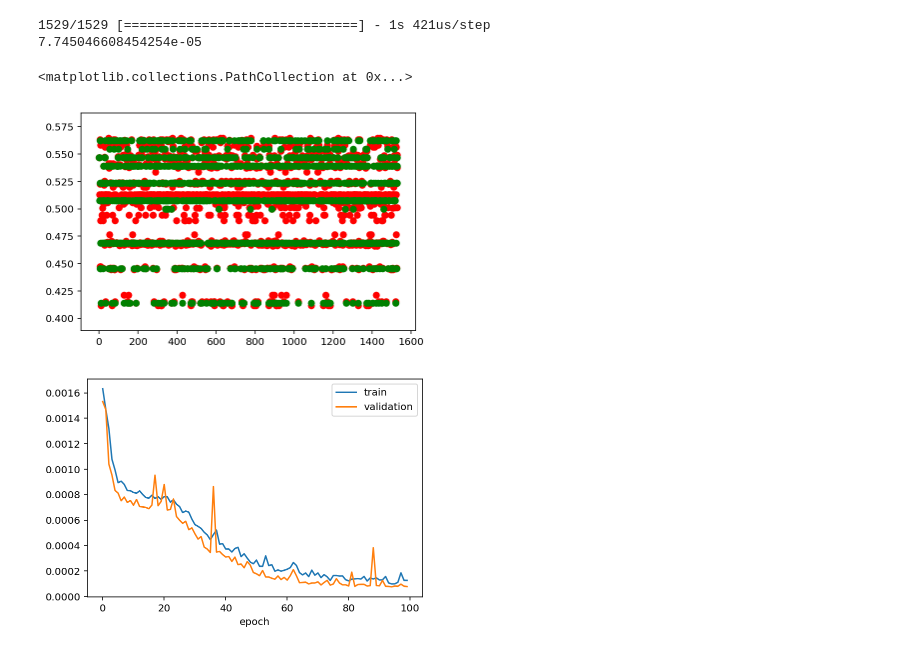
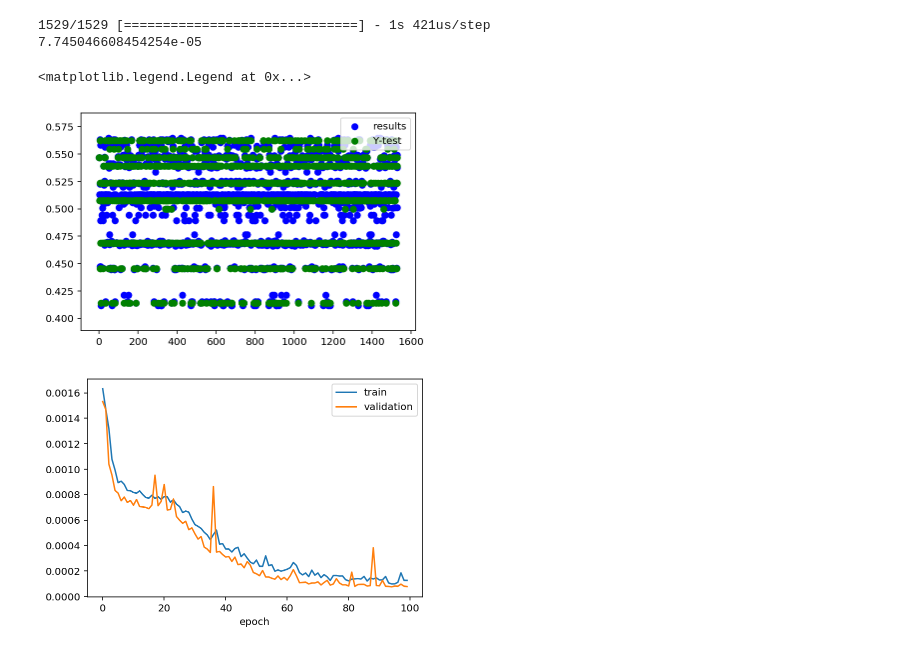
Before and after one commit to matthiasbuehl/ml-music-composition, a Jupyter notebook: composer.ipynb, the cells around one changed output. Drawn from its saved outputs; the diff is of its cells as text; code cells hidden in the pictures.

```diff
--- a/composer.ipynb
+++ b/composer.ipynb
@@ -195,11 +196,12 @@ results= model.predict(x_test)
 # print(f'results:\n{results}')
 # print(f'y_test:\n{y_test}')
 # %%
-plt.scatter(range(len(results)), results, c='r')
+plt.scatter(range(len(results)), results, c='b')
 plt.scatter(range(len(y_test)), y_test, c='g')
+plt.legend(['results', 'Y-test'], loc='upper right')
 # %% [output]
-<matplotlib.collections.PathCollection at 0x...>
+<matplotlib.legend.Legend at 0x...>
-[figure, old version]
+[figure, new version]
 # %%
 plt.plot(history.history['loss'])
 plt.plot(history.history['val_loss'])
```
Also changed, not shown: parts of 3 cells of this notebook, 1 other file.
